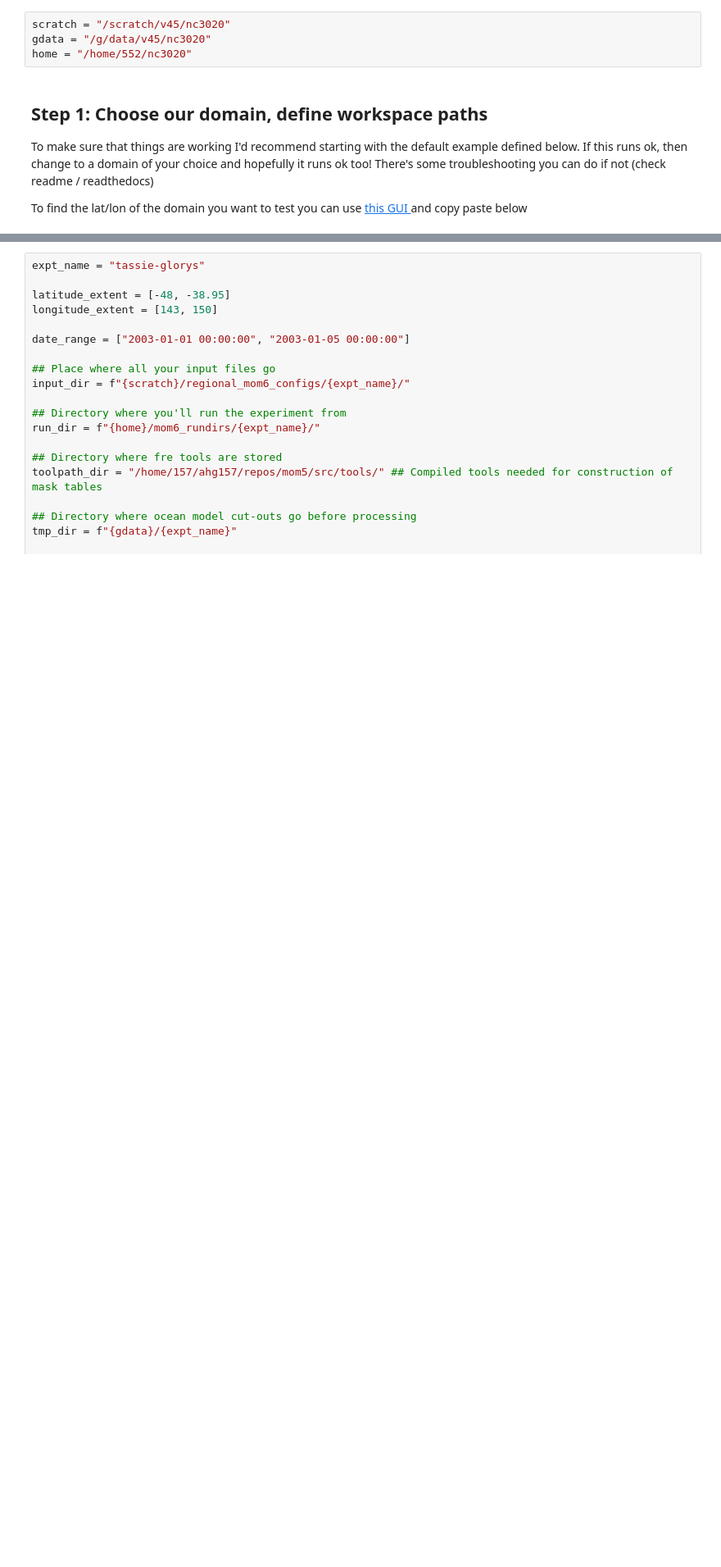
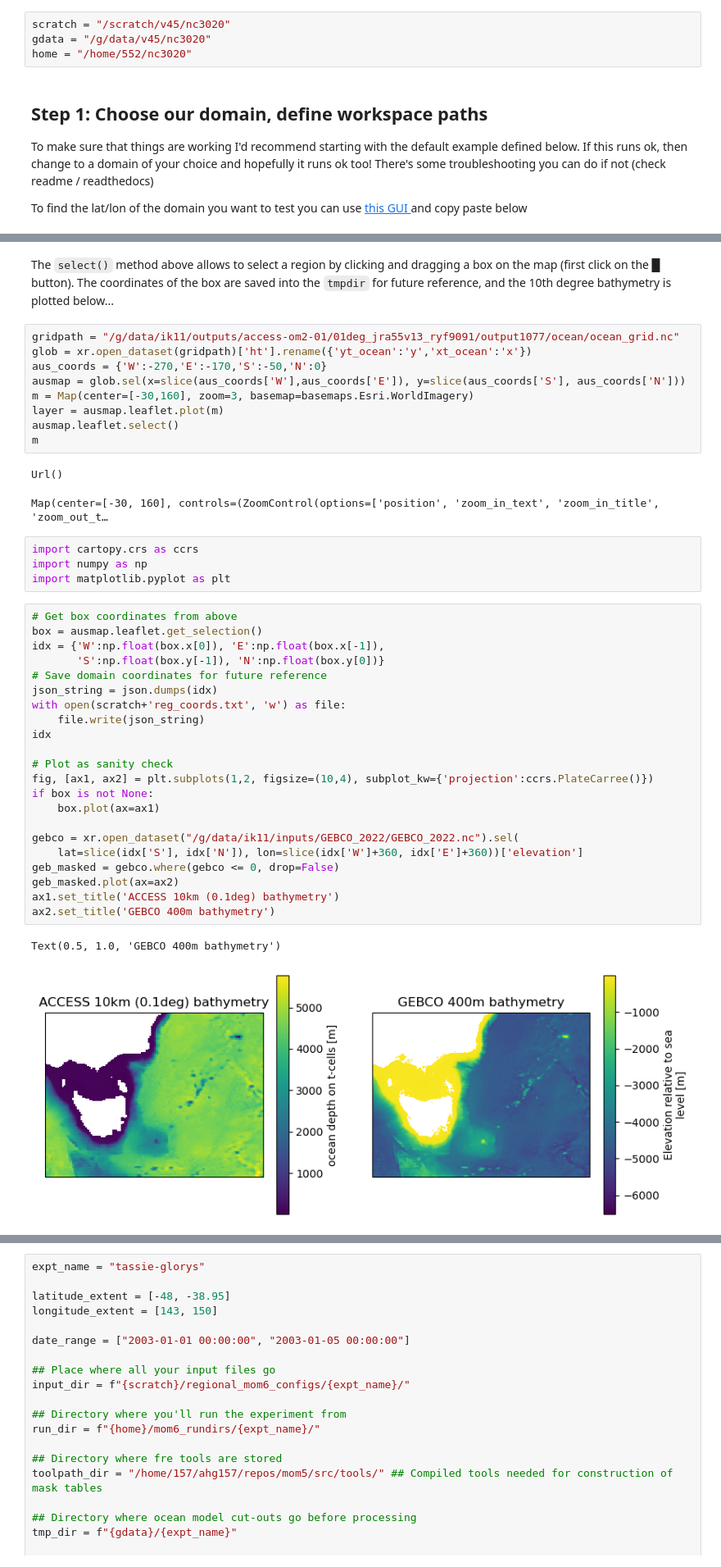
Before and after one commit to COSIMA/regional-mom6, a Jupyter notebook: demos/access_om2-forced.ipynb, the cells around one changed output, grey strips where cells are left out. Shown at 82% size. Saved outputs shown, nothing was run; the diff lists cells and outputs as text; blank space fills up the shorter version.

Commit message:
added interactive map to access demo

```diff
--- a/demos/access_om2-forced.ipynb
+++ b/demos/access_om2-forced.ipynb
@@ -66,0 +84,44 @@ To find the lat/lon of the domain you want to test you can use <a href="https://
+# %% [markdown]
+The `select()` method above allows to select a region by clicking and dragging a box on the map (first click on the █ button).
+The coordinates of the box are saved into the `tmpdir` for future reference, and the 10th degree bathymetry is plotted below...
+# %%
+gridpath = "/g/data/ik11/outputs/access-om2-01/01deg_jra55v13_ryf9091/output1077/ocean/ocean_grid.nc"
+glob = xr.open_dataset(gridpath)['ht'].rename({'yt_ocean':'y','xt_ocean':'x'})
+aus_coords = {'W':-270,'E':-170,'S':-50,'N':0}
+ausmap = glob.sel(x=slice(aus_coords['W'],aus_coords['E']), y=slice(aus_coords['S'], aus_coords['N']))
+m = Map(center=[-30,160], zoom=3, basemap=basemaps.Esri.WorldImagery)
+layer = ausmap.leaflet.plot(m)
+ausmap.leaflet.select()
+m
+# %% [output]
+Url()
+Map(center=[-30, 160], controls=(ZoomControl(options=['position', 'zoom_in_text', 'zoom_in_title', 'zoom_out_t…
+# %%
+import cartopy.crs as ccrs
+import numpy as np
+import matplotlib.pyplot as plt
+# %%
+# Get box coordinates from above
+box = ausmap.leaflet.get_selection()
+idx = {'W':np.float(box.x[0]), 'E':np.float(box.x[-1]),
+       'S':np.float(box.y[-1]), 'N':np.float(box.y[0])}
+# Save domain coordinates for future reference
+json_string = json.dumps(idx)
+with open(scratch+'reg_coords.txt', 'w') as file:
+    file.write(json_string)
+idx
+
+# Plot as sanity check
+fig, [ax1, ax2] = plt.subplots(1,2, figsize=(10,4), subplot_kw={'projection':ccrs.PlateCarree()})
+if box is not None:
+    box.plot(ax=ax1)
+
+gebco = xr.open_dataset("/g/data/ik11/inputs/GEBCO_2022/GEBCO_2022.nc").sel(
+    lat=slice(idx['S'], idx['N']), lon=slice(idx['W']+360, idx['E']+360))['elevation']
+geb_masked = gebco.where(gebco <= 0, drop=False)
+geb_masked.plot(ax=ax2)
+ax1.set_title('ACCESS 10km (0.1deg) bathymetry')
+ax2.set_title('GEBCO 400m bathymetry')
+# %% [output]
+Text(0.5, 1.0, 'GEBCO 400m bathymetry')
+[figure, added]
```
Also changed, not shown: parts of 5 cells of this notebook.
